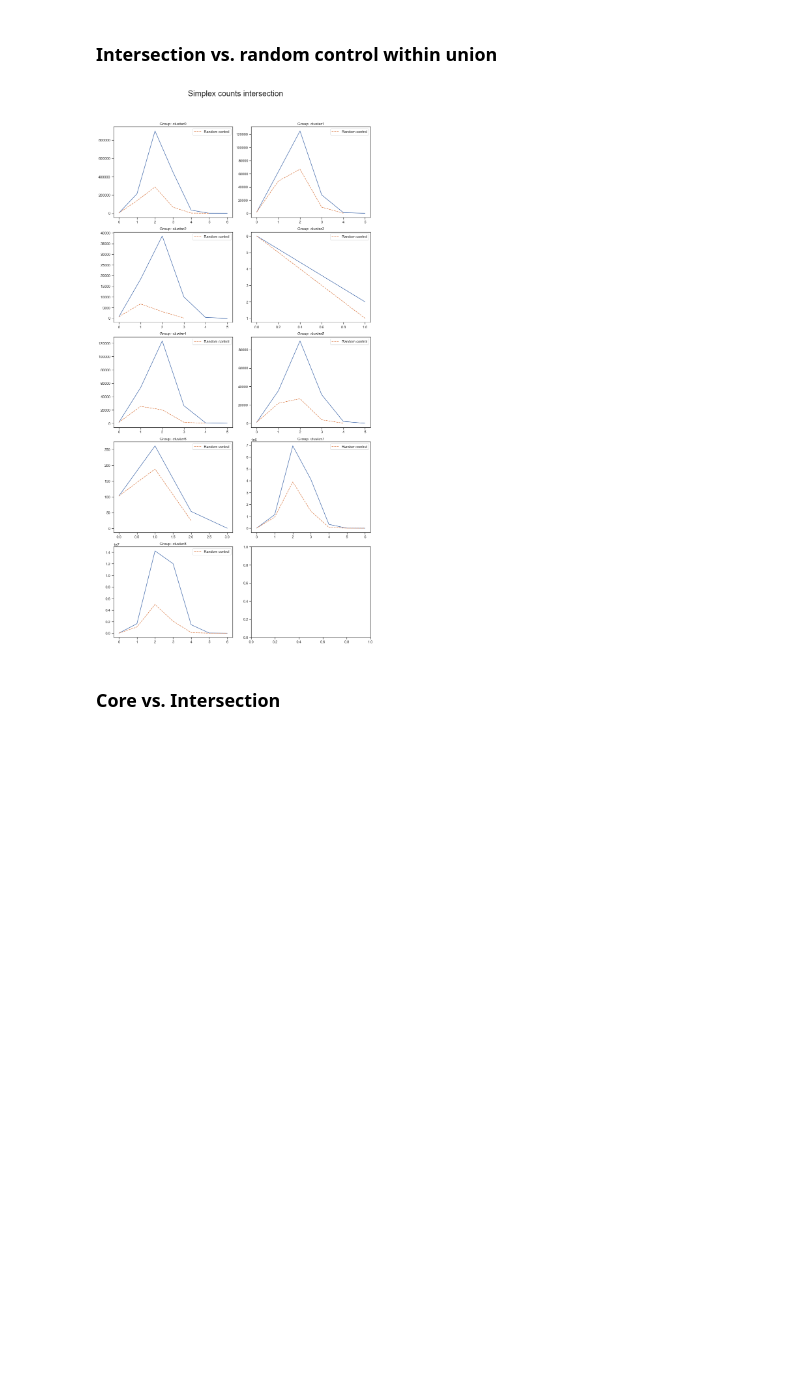
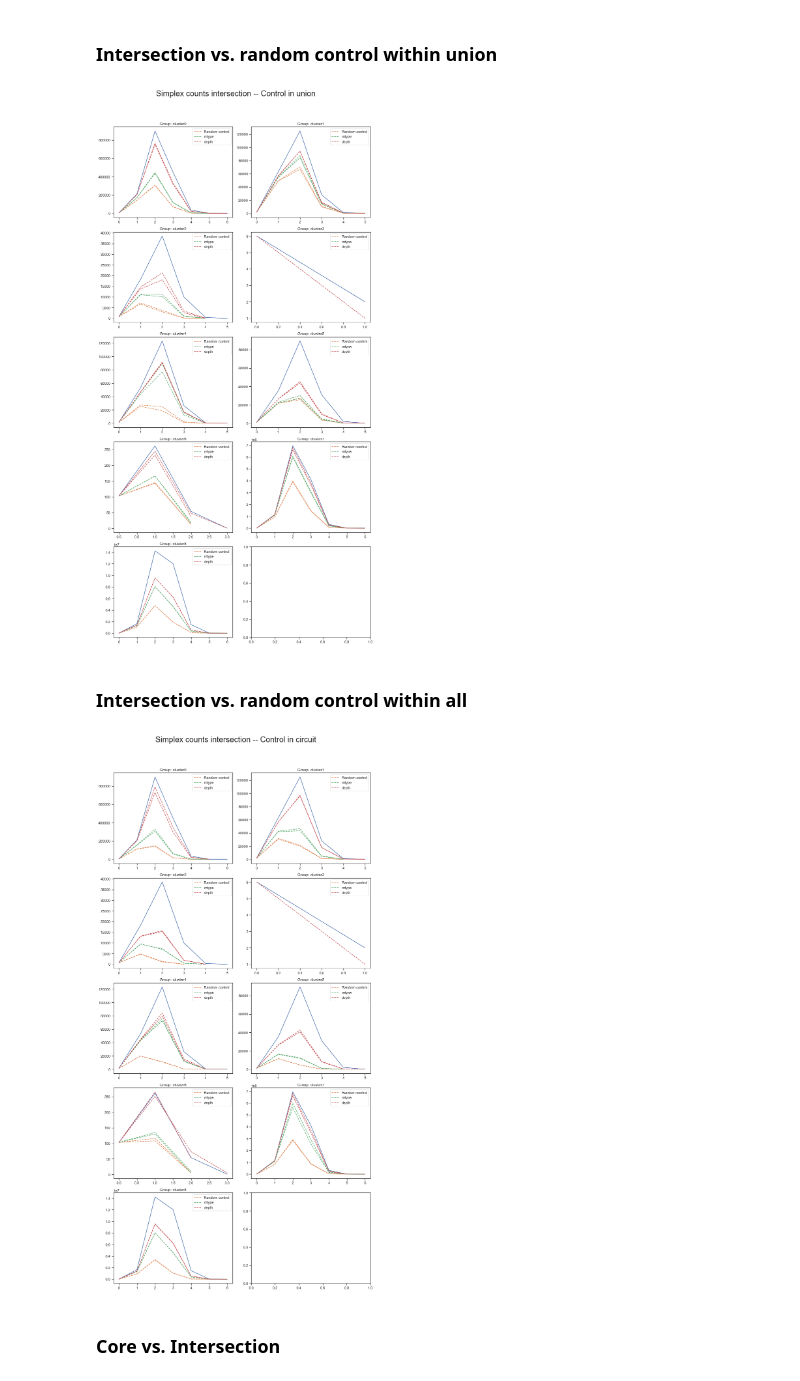
Before and after one commit to BlueBrain/assemblyfire, a Jupyter notebook: notebooks/Topo_pipeline_across_seeds.ipynb, the cells around one changed output. Cells and saved outputs as stored; diff of their text form; code cells hidden in the pictures; blank space fills up the shorter version.

```diff
--- a/notebooks/Topo_pipeline_across_seeds.ipynb
+++ b/notebooks/Topo_pipeline_across_seeds.ipynb
@@ -54,11 +55,22 @@ assemblyfire.plots.plot_simplex_counts(simplex_counts, [controls],["Random contr
 ### Intersection vs. random control within union
 # %%
 %matplotlib inline
-simplex_counts,controls=simplex_counts_intersection(consensus_assemblies,network)
-assemblyfire.plots.plot_simplex_counts(simplex_counts, [controls],["Random control"], title="Simplex counts intersection")
+simplex_counts,controls=simplex_counts_intersection(consensus_assemblies,network,2)
+assemblyfire.plots.plot_simplex_counts(simplex_counts, [controls["n"], controls["mtype"],controls["depth"]],\
+                                       ["Random control", "mtype", "depth"], title="Simplex counts intersection -- Control in union")
 #Add save_fig=True, path_fig=path to parameters to save figure to path
 # %% [output]
-[figure, old version]
+[figure, new version]
+# %% [markdown]
+### Intersection vs. random control within all
+# %%
+%matplotlib inline
+simplex_counts,controls=simplex_counts_intersection(consensus_assemblies,network,2, sample_type="all")
+assemblyfire.plots.plot_simplex_counts(simplex_counts, [controls["n"], controls["mtype"],controls["depth"]],\
+                                       ["Random control", "mtype", "depth"], title="Simplex counts intersection -- Control in circuit")
+#Add save_fig=True, path_fig=path to parameters to save figure to path
+# %% [output]
+[figure, added]
 # %% [markdown]
 ### Core vs. Intersection
 # %%
```
Also changed, not shown: parts of 7 cells of this notebook.
